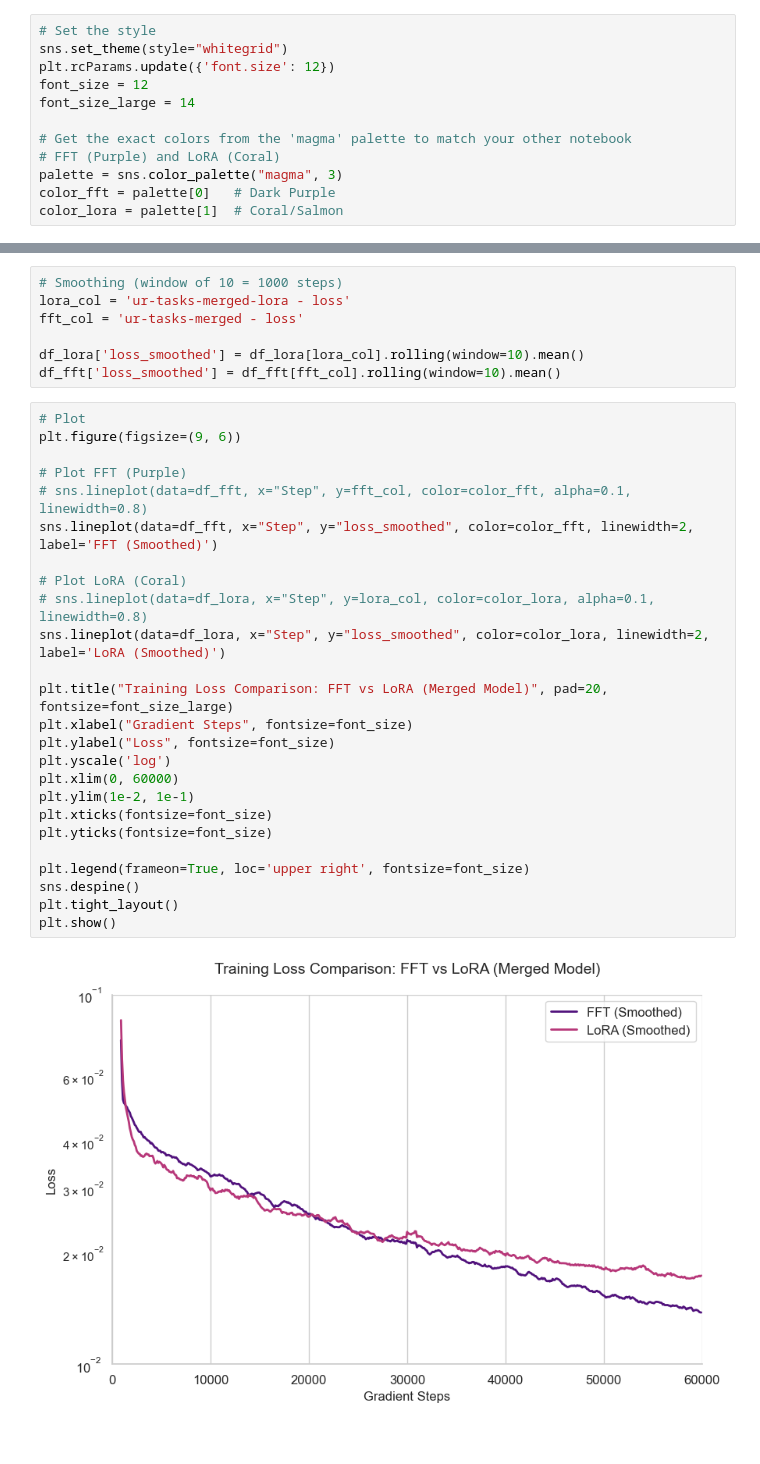
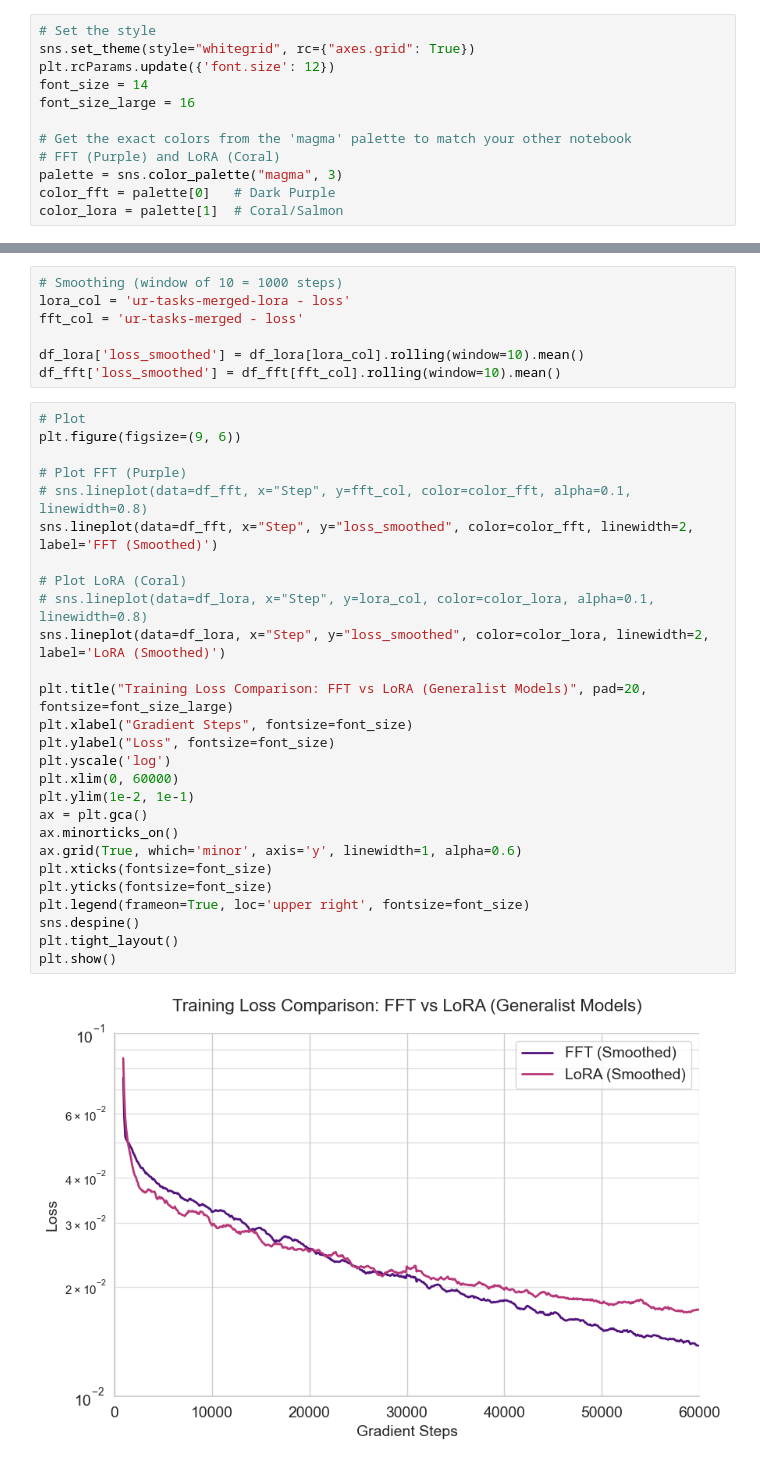
Before and after one commit to F-Fer/lerobot_ur5e_gello, a Jupyter notebook: notebooks/loss_charts.ipynb, the cells around one changed output, grey strips where cells are left out. Saved outputs shown, nothing was run; the diff lists cells and outputs as text.

```diff
--- a/notebooks/loss_charts.ipynb
+++ b/notebooks/loss_charts.ipynb
@@ -5,9 +6,9 @@ import seaborn as sns
 # %%
 # Set the style
-sns.set_theme(style="whitegrid")
+sns.set_theme(style="whitegrid", rc={"axes.grid": True})
 plt.rcParams.update({'font.size': 12})
-font_size = 12
-font_size_large = 14
+font_size = 14
+font_size_large = 16
 
 # Get the exact colors from the 'magma' palette to match your other notebook
 # FFT (Purple) and LoRA (Coral)
@@ -38,27 +39,29 @@ df_fft['loss_smoothed'] = df_fft[fft_col].rolling(window=10).mean()
 # %%
 # Plot
 plt.figure(figsize=(9, 6))
 
 # Plot FFT (Purple)
 # sns.lineplot(data=df_fft, x="Step", y=fft_col, color=color_fft, alpha=0.1, linewidth=0.8)
 sns.lineplot(data=df_fft, x="Step", y="loss_smoothed", color=color_fft, linewidth=2, label='FFT (Smoothed)')
 
 # Plot LoRA (Coral)
 # sns.lineplot(data=df_lora, x="Step", y=lora_col, color=color_lora, alpha=0.1, linewidth=0.8)
 sns.lineplot(data=df_lora, x="Step", y="loss_smoothed", color=color_lora, linewidth=2, label='LoRA (Smoothed)')
 
-plt.title("Training Loss Comparison: FFT vs LoRA (Merged Model)", pad=20, fontsize=font_size_large)
+plt.title("Training Loss Comparison: FFT vs LoRA (Generalist Models)", pad=20, fontsize=font_size_large)
 plt.xlabel("Gradient Steps", fontsize=font_size)
 plt.ylabel("Loss", fontsize=font_size)
 plt.yscale('log')
 plt.xlim(0, 60000)
 plt.ylim(1e-2, 1e-1)
+ax = plt.gca()
+ax.minorticks_on()
+ax.grid(True, which='minor', axis='y', linewidth=1, alpha=0.6)
 plt.xticks(fontsize=font_size)
 plt.yticks(fontsize=font_size)
-
 plt.legend(frameon=True, loc='upper right', fontsize=font_size)
 sns.despine()
 plt.tight_layout()
 plt.show()
 # %% [output]
-[figure, old version]
+[figure, new version]
```
Also changed, not shown: parts of 1 cell of this notebook, 1 other file.
